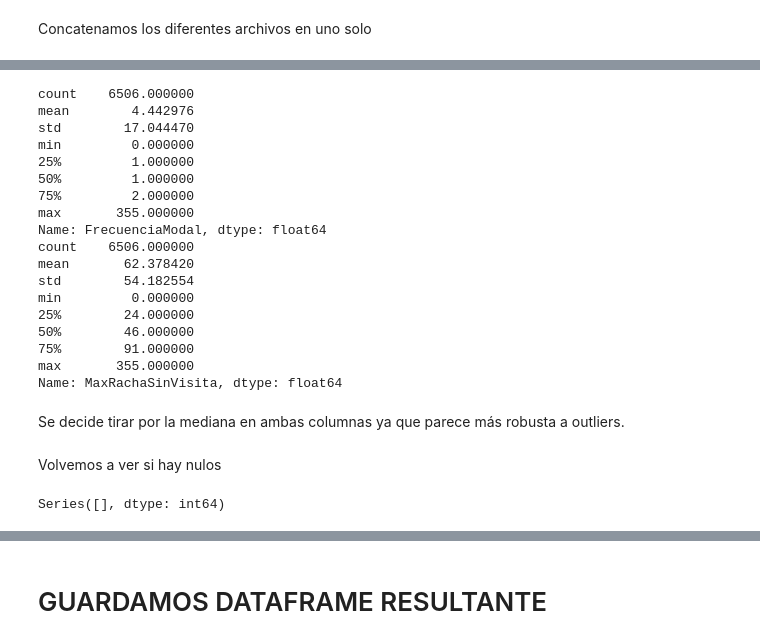
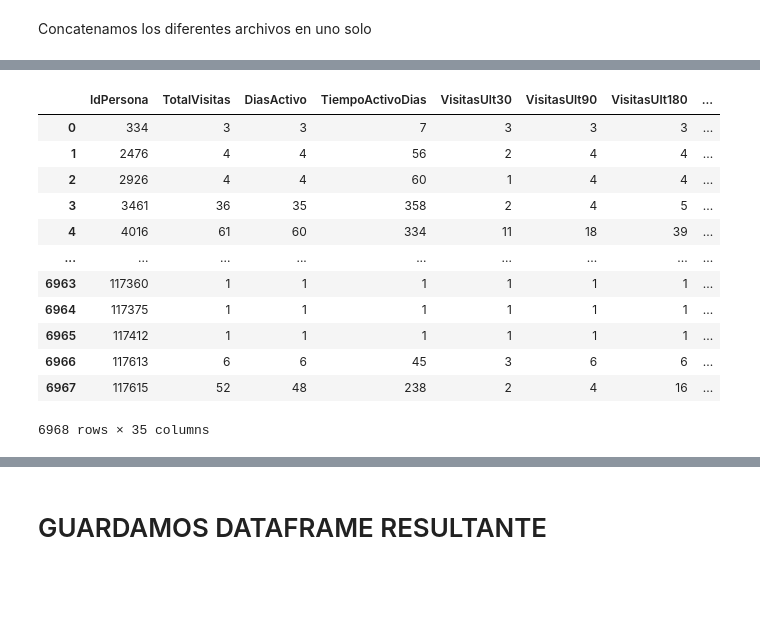
Before and after one commit to CescBlanco/TFM-FINAL, a Jupyter notebook: eda_feature_engineering/accessos.ipynb, the cells around one changed output, grey strips where cells are left out. Drawn from its saved outputs; the diff is of its cells as text; code cells hidden in the pictures; blank space fills up the shorter version.

```diff
--- a/eda_feature_engineering/accessos.ipynb
+++ b/eda_feature_engineering/accessos.ipynb
@@ -280,0 +183,8 @@ memory usage: 14.6+ MB
+# %%
+columnas_a_eliminar = ['HEntrada', 'HSalida']
+columnas_a_renombrar = {}
+columnas_numericas = []
+columnas_fechas = []
+
+df_accesos_eda = preparar_datos_iniciales(df_accesos, columnas_a_eliminar, columnas_a_renombrar,
+    columnas_numericas,   columnas_fechas)
@@ -545,0 +261,2 @@ df_features = pd.get_dummies(df_features, columns=['DiaFavorito', 'EstacionFavor
+# %%
+df_accesos_preparado = preparar_fechas_y_horas(df_accesos_eda)
@@ -546,2 +429,4 @@ df_features = pd.get_dummies(df_features, columns=['DiaFavorito', 'EstacionFavor
+# %%
+df_features_accesos= calcular_features_accesos(df_accesos_preparado)
 # %%
 pd.set_option('display.max_columns', None)
@@ -589,25 +432,0 @@ Length: 61, dtype: float64
-# %%
-print(df_features['FrecuenciaModal'].describe())
-print(df_features['MaxRachaSinVisita'].describe())
-# %% [output]
-count    6506.000000
-mean        4.442976
-std        17.044470
-min         0.000000
-25%         1.000000
-50%         1.000000
-75%         2.000000
-max       355.000000
-Name: FrecuenciaModal, dtype: float64
-count    6506.000000
-mean       62.378420
-std        54.182554
-min         0.000000
-25%        24.000000
-50%        46.000000
-75%        91.000000
-max       355.000000
-Name: MaxRachaSinVisita, dtype: float64
-# %% [markdown]
-
-Se decide tirar por la mediana en ambas columnas ya que parece más robusta a outliers.
@@ -623,8 +433,16 @@ df_features['FrecuenciaModal'].fillna(mediana_frecuencia, inplace=True)
-# %% [markdown]
-Volvemos a ver si hay nulos
-# %%
-nan_por_columna = df_features.isna().sum()
-# Mostrar solo las columnas que tienen al menos un NaN
-nan_por_columna[nan_por_columna > 0]
-# %% [output]
-Series([], dtype: int64)
+# %%
+df_features_accesos
+# %% [output]
+|  | IdPersona | TotalVisitas | DiasActivo | TiempoActivoDias | VisitasUlt30 | VisitasUlt90 | VisitasUlt180 | ... |
+| 0 | 334 | 3 | 3 | 7 | 3 | 3 | 3 | ... |
+| 1 | 2476 | 4 | 4 | 56 | 2 | 4 | 4 | ... |
+| 2 | 2926 | 4 | 4 | 60 | 1 | 4 | 4 | ... |
+| 3 | 3461 | 36 | 35 | 358 | 2 | 4 | 5 | ... |
+| 4 | 4016 | 61 | 60 | 334 | 11 | 18 | 39 | ... |
+| ... | ... | ... | ... | ... | ... | ... | ... | ... |
+| 6963 | 117360 | 1 | 1 | 1 | 1 | 1 | 1 | ... |
+| 6964 | 117375 | 1 | 1 | 1 | 1 | 1 | 1 | ... |
+| 6965 | 117412 | 1 | 1 | 1 | 1 | 1 | 1 | ... |
+| 6966 | 117613 | 6 | 6 | 45 | 3 | 6 | 6 | ... |
+| 6967 | 117615 | 52 | 48 | 238 | 2 | 4 | 16 | ... |
+6968 rows × 35 columns
```
Also changed, not shown: parts of 37 cells of this notebook, 1 other file.
